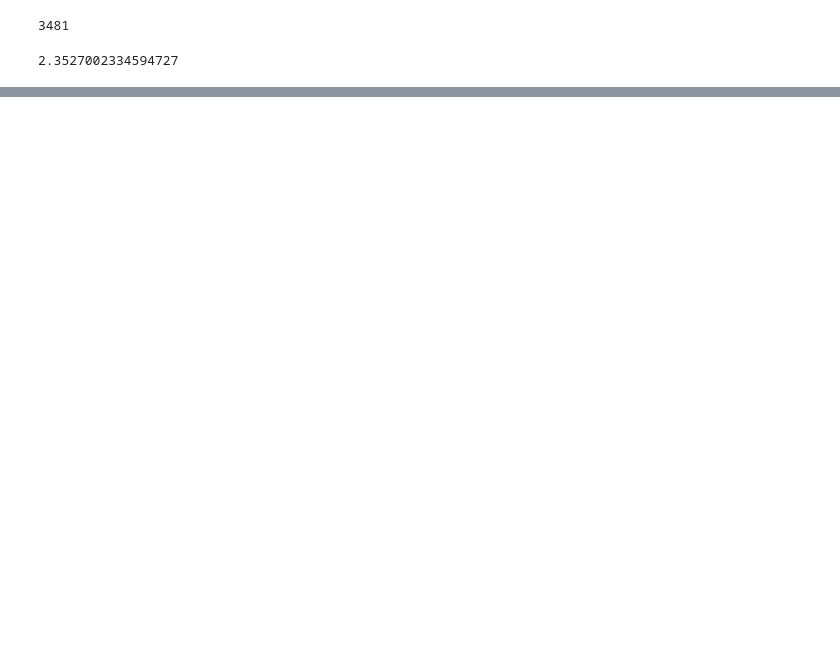
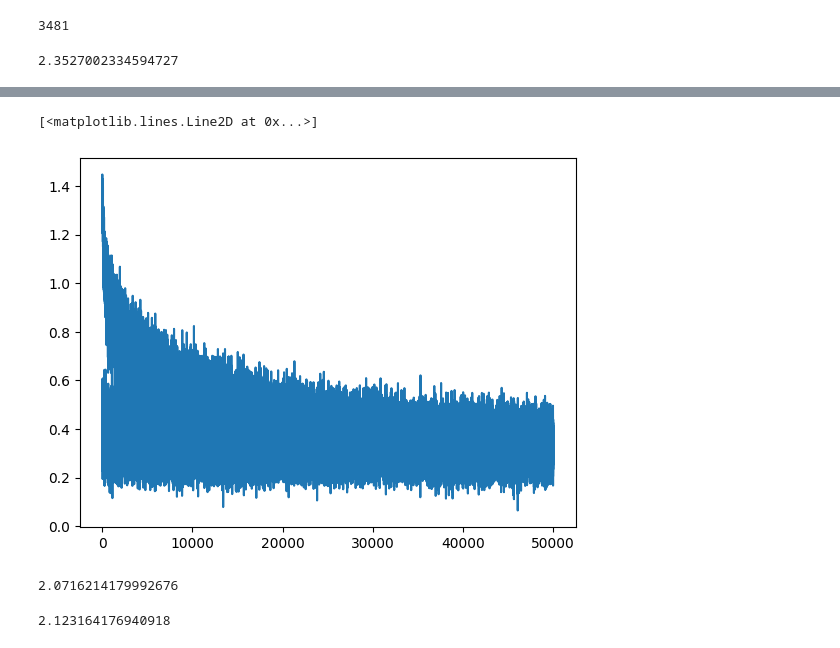
Before and after one commit to sganguly3000ai/makemore, a Jupyter notebook: makemore_02.ipynb, the cells around one changed output, grey strips where cells are left out. Cells and saved outputs as stored; diff of their text form; code cells hidden in the pictures; blank space fills up the shorter version.

```diff
--- a/makemore_02.ipynb
+++ b/makemore_02.ipynb
@@ -280,0 +391,31 @@ torch.Size([142960, 100])
+# %%
+plt.plot(stepi, lossi)
+# %% [output]
+[<matplotlib.lines.Line2D at 0x...>]
+[figure, added]
+# %%
+# what does loss look like with train data
+emb     = C[Xtr]
+h       = torch.tanh(emb.view(-1,30) @ W1 + b1)
+logits  = h @ W2 + b2                           # shape is (number of names in dev dataset), 27  (27 possible outputs for 27 lowercase english characters)
+# counts  = logits.exp()
+# probs   = counts / counts.sum(1, keepdims = True)
+# loss    = -probs[torch.arange(num_of_labels),Y].log().mean()
+loss = F.cross_entropy(logits, Ytr)
+
+print(loss.item())
+# %% [output]
+2.0716214179992676
+# %%
+# what does loss look like with dev data
+emb     = C[Xdev]
+h       = torch.tanh(emb.view(-1,30) @ W1 + b1)
+logits  = h @ W2 + b2                           # shape is (number of names in dev dataset), 27 (27 possible outputs for 27 lowercase english characters)
+# counts  = logits.exp()
+# probs   = counts / counts.sum(1, keepdims = True)
+# loss    = -probs[torch.arange(num_of_labels),Y].log().mean()
+loss = F.cross_entropy(logits, Ydev)
+
+print(loss.item())
+# %% [output]
+2.123164176940918
```
Also changed, not shown: parts of 21 cells of this notebook.
